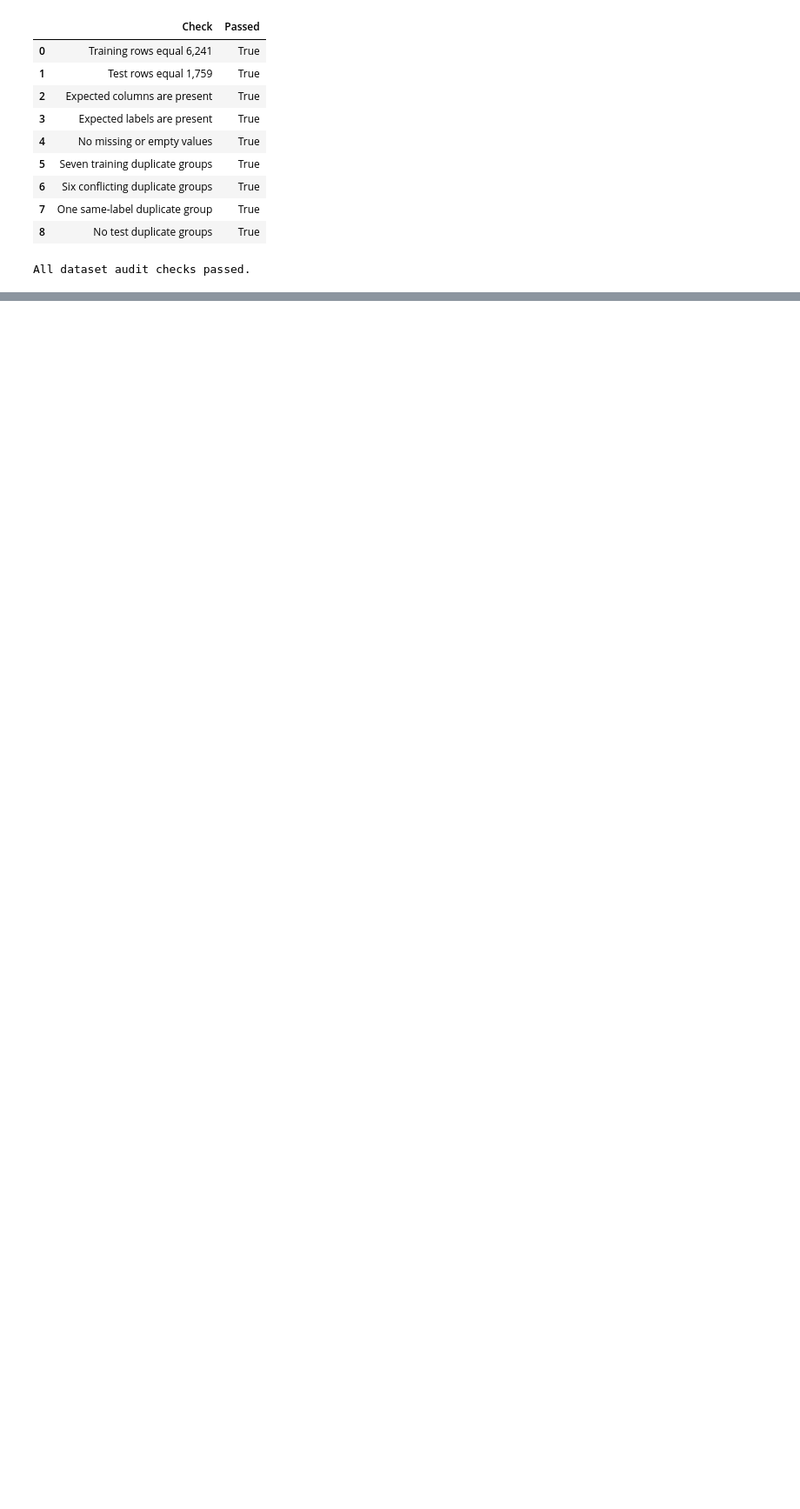
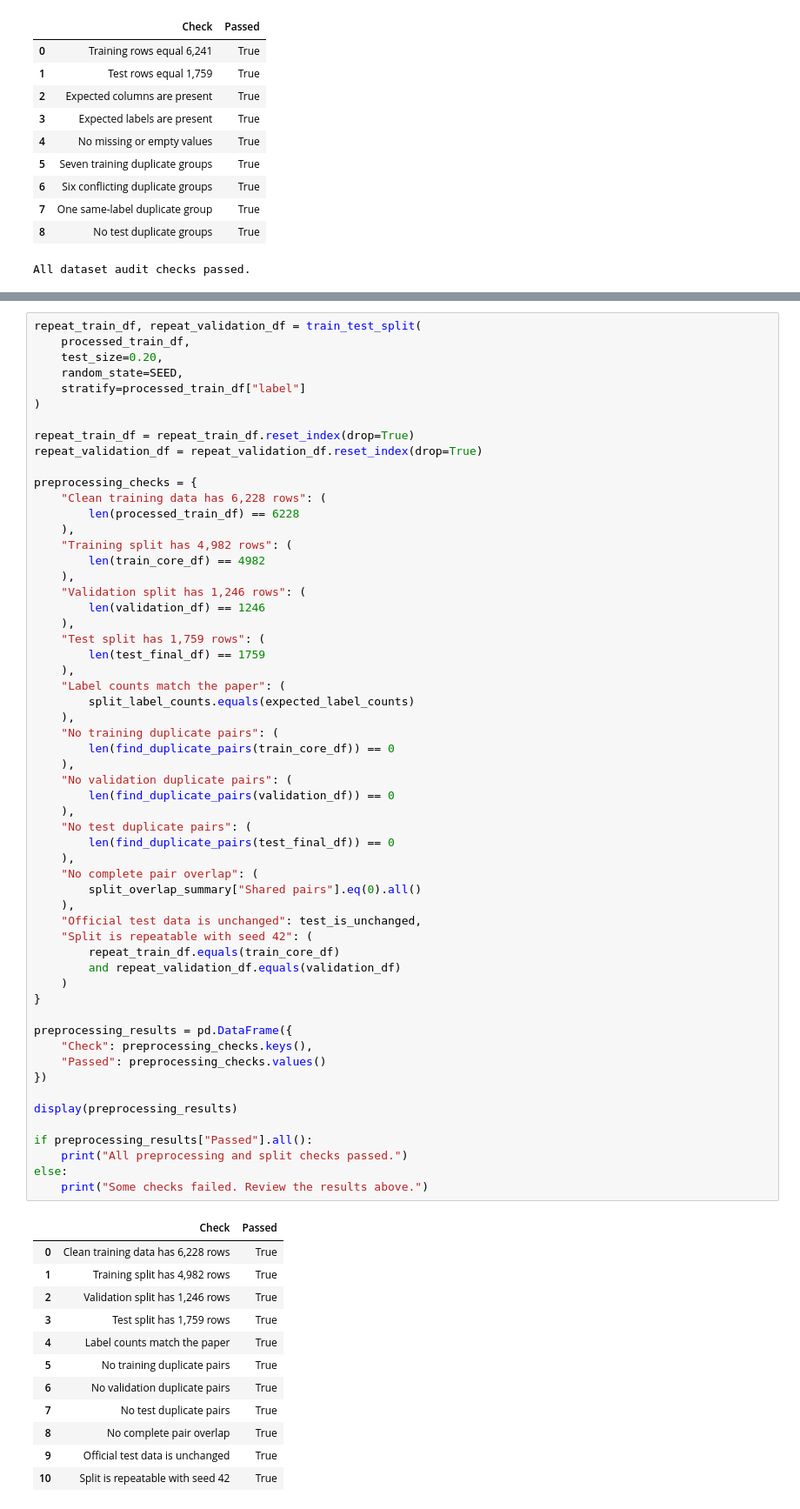
Before and after one commit to nandu-99/resume-job-matcher, a Jupyter notebook: m2/notebooks/m2-baseline-reproduction.ipynb, the cells around one changed output, grey strips where cells are left out. Shown at 87% size. Saved outputs shown, nothing was run; the diff lists cells and outputs as text; blank space fills up the shorter version.

```diff
--- a/m2/notebooks/m2-baseline-reproduction.ipynb
+++ b/m2/notebooks/m2-baseline-reproduction.ipynb
@@ -533,0 +910,70 @@ All dataset audit checks passed.
+# %%
+repeat_train_df, repeat_validation_df = train_test_split(
+    processed_train_df,
+    test_size=0.20,
+    random_state=SEED,
+    stratify=processed_train_df["label"]
+)
+
+repeat_train_df = repeat_train_df.reset_index(drop=True)
+repeat_validation_df = repeat_validation_df.reset_index(drop=True)
+
+preprocessing_checks = {
+    "Clean training data has 6,228 rows": (
+        len(processed_train_df) == 6228
+    ),
+    "Training split has 4,982 rows": (
+        len(train_core_df) == 4982
+    ),
+    "Validation split has 1,246 rows": (
+        len(validation_df) == 1246
+    ),
+    "Test split has 1,759 rows": (
+        len(test_final_df) == 1759
+    ),
+    "Label counts match the paper": (
+        split_label_counts.equals(expected_label_counts)
+    ),
+    "No training duplicate pairs": (
+        len(find_duplicate_pairs(train_core_df)) == 0
+    ),
+    "No validation duplicate pairs": (
+        len(find_duplicate_pairs(validation_df)) == 0
+    ),
+    "No test duplicate pairs": (
+        len(find_duplicate_pairs(test_final_df)) == 0
+    ),
+    "No complete pair overlap": (
+        split_overlap_summary["Shared pairs"].eq(0).all()
+    ),
+    "Official test data is unchanged": test_is_unchanged,
+    "Split is repeatable with seed 42": (
+        repeat_train_df.equals(train_core_df)
+        and repeat_validation_df.equals(validation_df)
+    )
+}
+
+preprocessing_results = pd.DataFrame({
+    "Check": preprocessing_checks.keys(),
+    "Passed": preprocessing_checks.values()
+})
+
+display(preprocessing_results)
+
+if preprocessing_results["Passed"].all():
+    print("All preprocessing and split checks passed.")
+else:
+    print("Some checks failed. Review the results above.")
+# %% [output]
+|  | Check | Passed |
+| 0 | Clean training data has 6,228 rows | True |
+| 1 | Training split has 4,982 rows | True |
+| 2 | Validation split has 1,246 rows | True |
+| 3 | Test split has 1,759 rows | True |
+| 4 | Label counts match the paper | True |
+| 5 | No training duplicate pairs | True |
+| 6 | No validation duplicate pairs | True |
+| 7 | No test duplicate pairs | True |
+| 8 | No complete pair overlap | True |
+| 9 | Official test data is unchanged | True |
+| 10 | Split is repeatable with seed 42 | True |
```
Also changed, not shown: parts of 13 cells of this notebook, 3 other files.
